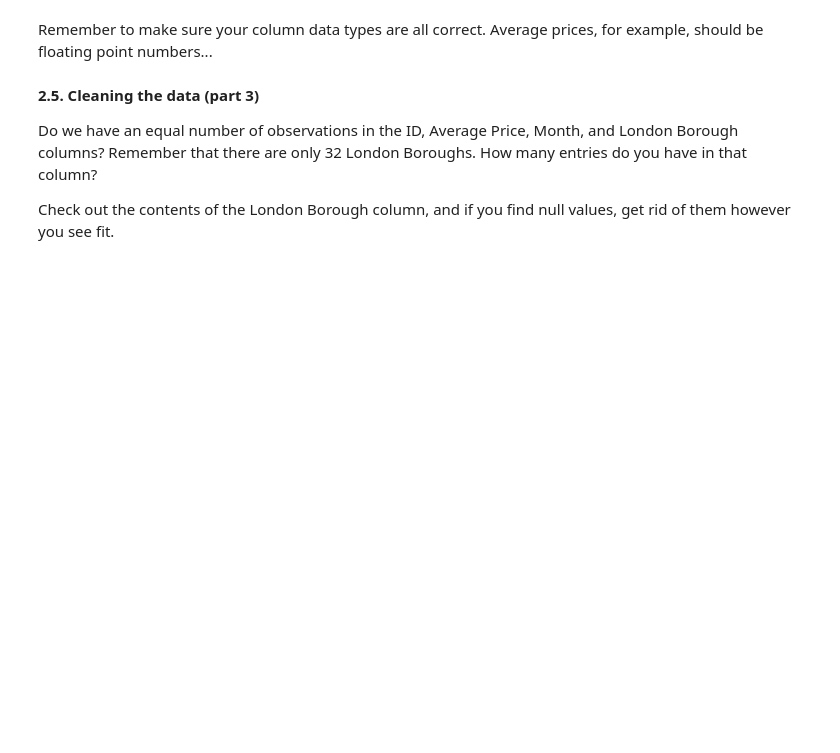
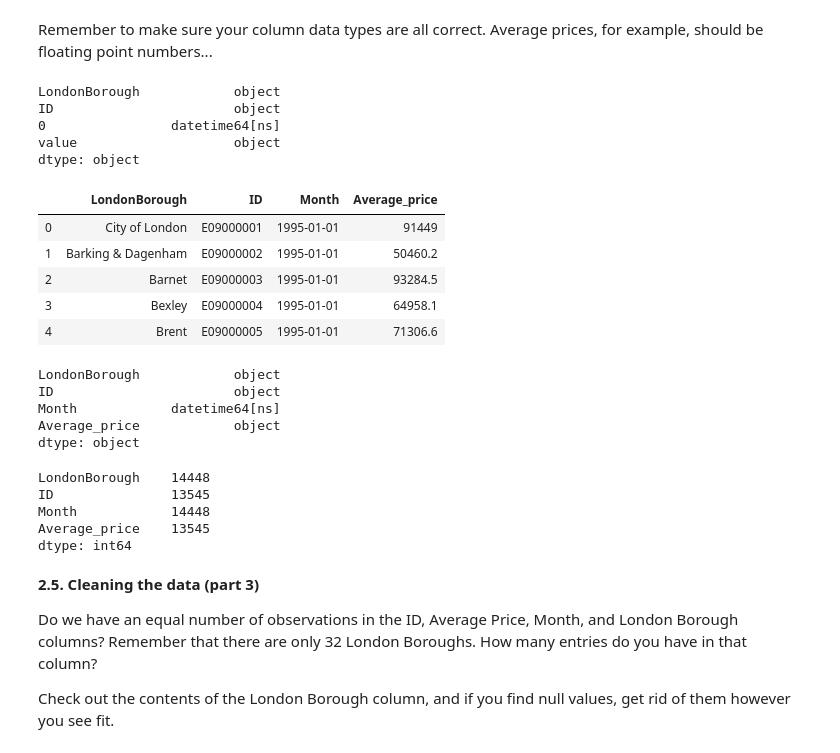
Before and after one commit to asaadkhattab/LondonHousing, a Jupyter notebook: londonhousingcasestudy.ipynb, the cells around one changed output. Cells and saved outputs as stored; diff of their text form; code cells hidden in the pictures; blank space fills up the shorter version.

Commit message:
renamed

```diff
--- a/londonhousingcasestudy.ipynb
+++ b/londonhousingcasestudy.ipynb
@@ -232,5 +242,39 @@ You might need to **melt** your DataFrame here.
 # %% [markdown]
 Remember to make sure your column data types are all correct. Average prices, for example, should be floating point numbers...
+# %%
+clean_properties.dtypes
+# %% [output]
+LondonBorough            object
+ID                       object
+0                datetime64[ns]
+value                    object
+dtype: object
+# %%
+clean_properties = clean_properties.rename(columns = {0: 'Month', 'value': 'Average_price'})
+clean_properties.head()
+# %% [output]
+|  | LondonBorough | ID | Month | Average_price |
+| 0 | City of London | E09000001 | 1995-01-01 | 91449 |
+| 1 | Barking & Dagenham | E09000002 | 1995-01-01 | 50460.2 |
+| 2 | Barnet | E09000003 | 1995-01-01 | 93284.5 |
+| 3 | Bexley | E09000004 | 1995-01-01 | 64958.1 |
+| 4 | Brent | E09000005 | 1995-01-01 | 71306.6 |
+# %%
+clean_properties.dtypes
+# %% [output]
+LondonBorough            object
+ID                       object
+Month            datetime64[ns]
+Average_price            object
+dtype: object
+# %%
+clean_properties.count()
+# %% [output]
+LondonBorough    14448
+ID               13545
+Month            14448
+Average_price    13545
+dtype: int64
 # %% [markdown]
 **2.5. Cleaning the data (part 3)**
 
```
Also changed, not shown: parts of 2 cells of this notebook.
